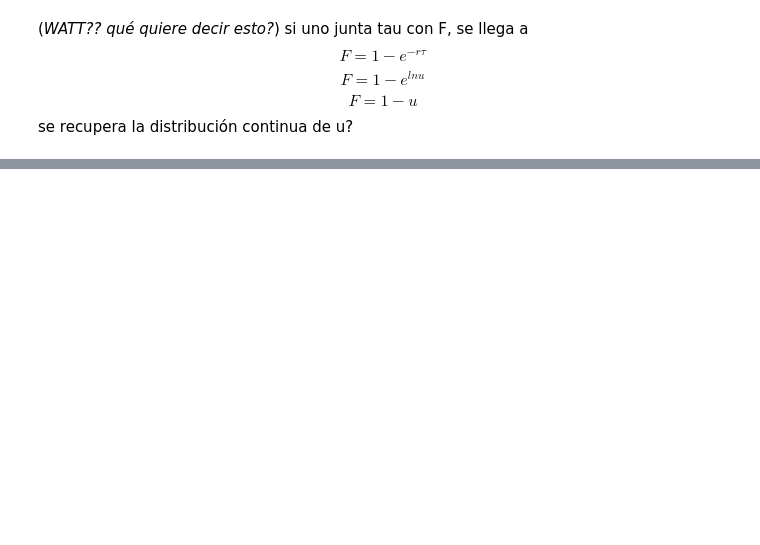
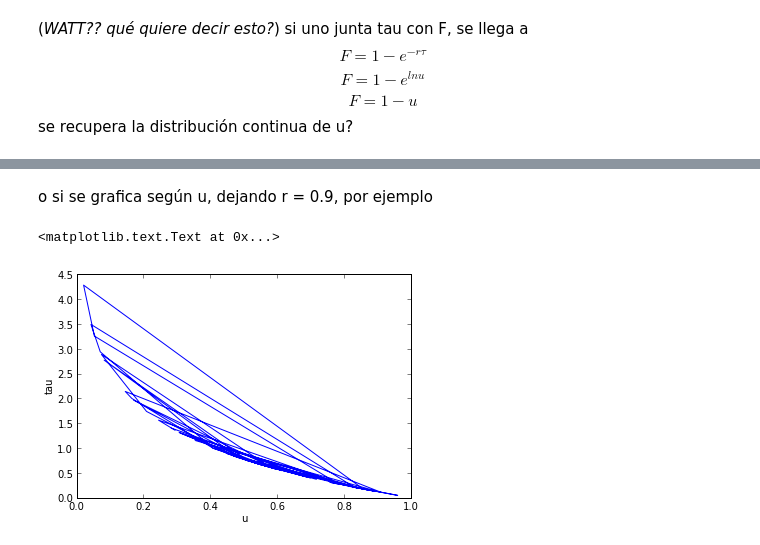
Before and after one commit to jdestupinan1332/Sistems-Biology, a Jupyter notebook: hw_4/Punto 2.ipynb, the cells around one changed output, grey strips where cells are left out. Drawn from its saved outputs; the diff is of its cells as text; code cells hidden in the pictures; blank space fills up the shorter version.

```diff
--- a/hw_4/Punto 2.ipynb
+++ b/hw_4/Punto 2.ipynb
@@ -48,0 +54,12 @@ u =  0.247113073966
+# %% [markdown]
+o si se grafica según u, dejando r = 0.9, por ejemplo
+# %%
+u = random_sample(50) #genera 50 números aleatorios con distribución continua [0,1)
+tau = 1/0.9*log(1/u) #variación de tau según u)
+# %%
+plot(u, tau) #gráfica peye
+xlabel('u')
+ylabel('tau')
+# %% [output]
+<matplotlib.text.Text at 0x...>
+[figure, added]
```
Also changed, not shown: parts of 6 cells of this notebook.
